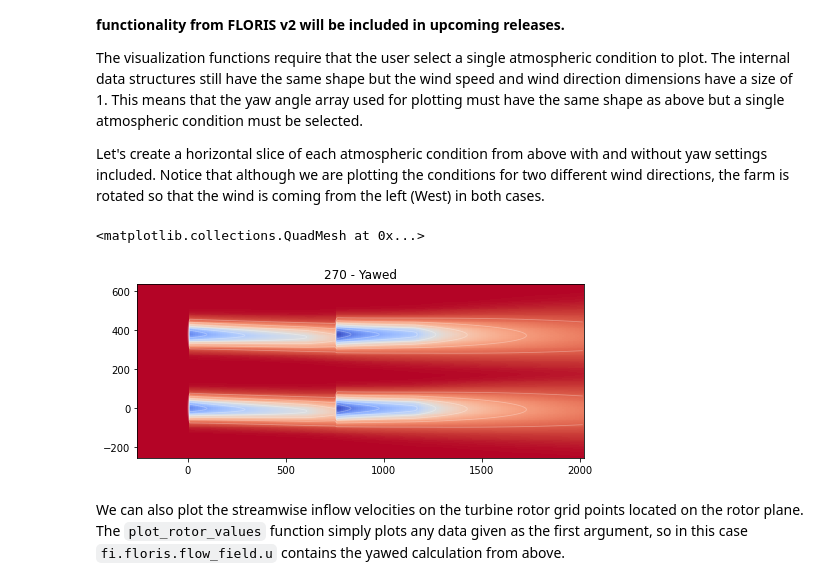
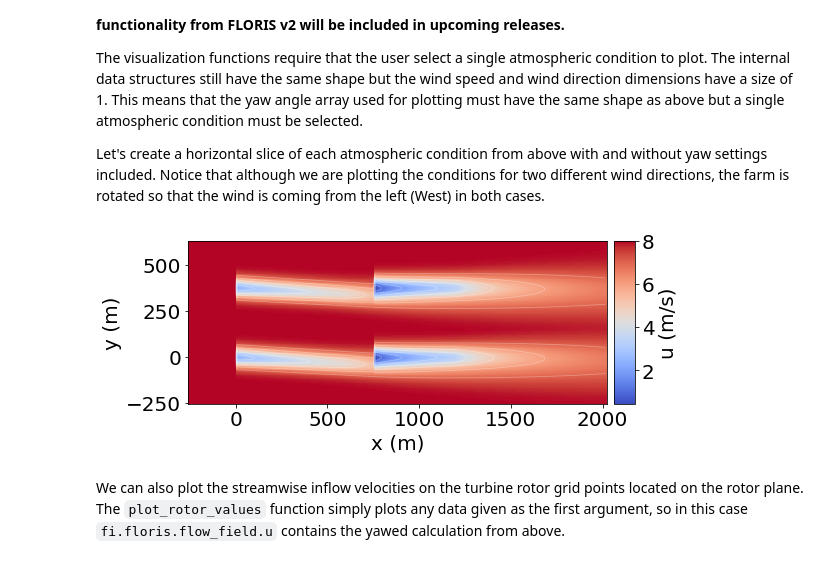
Before and after one commit to janiadcock/floris, a Jupyter notebook: examples/00_getting_started.ipynb, the cells around one changed output. Cells and saved outputs as stored; diff of their text form; code cells hidden in the pictures.

```diff
--- a/examples/00_getting_started.ipynb
+++ b/examples/00_getting_started.ipynb
@@ -380,8 +433,8 @@ array([[[[[7.59695563, 8.        , 8.29335086],
 # %%
 # 5. Develop the yaw control settings
 yaw_angles = np.zeros( (1, 1, 4) )  # Construct the yaw array with dimensions for two wind directions, one wind speed, and four turbines
-yaw_angles[0, :, 0] = 10            # At 270 degrees, yaw the first turbine 25 degrees
-yaw_angles[0, :, 1] = 10            # At 270 degrees, yaw the second turbine 25 degrees
+yaw_angles[0, :, 0] = 25            # At 270 degrees, yaw the first turbine 25 degrees
+yaw_angles[0, :, 1] = 25            # At 270 degrees, yaw the second turbine 25 degrees
 # yaw_angles[1, :, 0] = 10           # At 265 degrees, yaw the first turbine -25 degrees
 # yaw_angles[1, :, 1] = 10           # At 265 degrees, yaw the second turbine -25 degrees
 # yaw_angles = np.zeros( (1, 1, 4) )  # Construct the yaw array with dimensions for two wind directions, one wind speed, and four turbines
@@ -451,32 +506,42 @@ left (West) in both cases.
 # %%
 from floris.tools.visualization import visualize_cut_plane
 
 # fig, axarr = plt.subplots(1, 2, figsize=(15,8))
-fig, axarr = plt.subplots(1, 1, figsize=(8,8))
+fig, axarr = plt.subplots(1, 1, figsize=(8,4))
 
 # horizontal_plane = fi.calculate_horizontal_plane( wd=[wind_directions[0]], height=90.0 )
 # visualize_cut_plane(horizontal_plane, ax=axarr[0], title="270 - Aligned")
 
 horizontal_plane = fi.calculate_horizontal_plane( wd=[wind_directions[0]], yaw_angles=yaw_angles[0:1,0:1] , height=90.0 )
-visualize_cut_plane(horizontal_plane, ax=axarr, title="270 - Yawed")
+# visualize_cut_plane(horizontal_plane, ax=axarr, title=r'$270^{\circ}$ - Yawed')
+im = visualize_cut_plane(horizontal_plane, ax=axarr)
+plt.rcParams.update({'font.size': 20})
+plt.xlabel('x (m)')
+plt.ylabel('y (m)')
+ax = plt.gca()
+divider = make_axes_locatable(ax)
+cax = divider.append_axes("right", size="5%", pad=0.1)
+cbar = plt.colorbar(im, cax=cax)
+cbar.set_label('u (m/s)')
+plt.savefig('/Users/jani/Documents/research/windFarmControl/2023ACC/figures/FLORIS-PT.png', bbox_inches='tight')
+
 # visualize_cut_plane(horizontal_plane, ax=axarr[1], title="270 - Yawed")
 
 # fig, axarr = plt.subplots(2, 2, figsize=(15,8))
 
 # horizontal_plane = fi.calculate_horizontal_plane( wd=[wind_directions[0]], height=90.0 )
 # visualize_cut_plane(horizontal_plane, ax=axarr[0,0], title="270 - Aligned")
 
 # horizontal_plane = fi.calculate_horizontal_plane( wd=[wind_directions[0]], yaw_angles=yaw_angles[0:1,0:1] , height=90.0 )
 # visualize_cut_plane(horizontal_plane, ax=axarr[0,1], title="270 - Yawed")
 
 # horizontal_plane = fi.calculate_horizontal_plane( wd=[wind_directions[1]], height=90.0 )
 # visualize_cut_plane(horizontal_plane, ax=axarr[1,0], title="280 - Aligned")
 
 # horizontal_plane = fi.calculate_horizontal_plane( wd=[wind_directions[1]], yaw_angles=yaw_angles[1:2,0:1] , height=90.0 )
 # visualize_cut_plane(horizontal_plane, ax=axarr[1,1], title="280 - Yawed")
 # %% [output]
-<matplotlib.collections.QuadMesh at 0x...>
-[figure, old version]
+[figure, new version]
 # %% [markdown]
 We can also plot the streamwise inflow velocities on the turbine rotor
 grid points located on the rotor plane. The `plot_rotor_values` function
```
Also changed, not shown: parts of 11 cells of this notebook, 2 other files.
